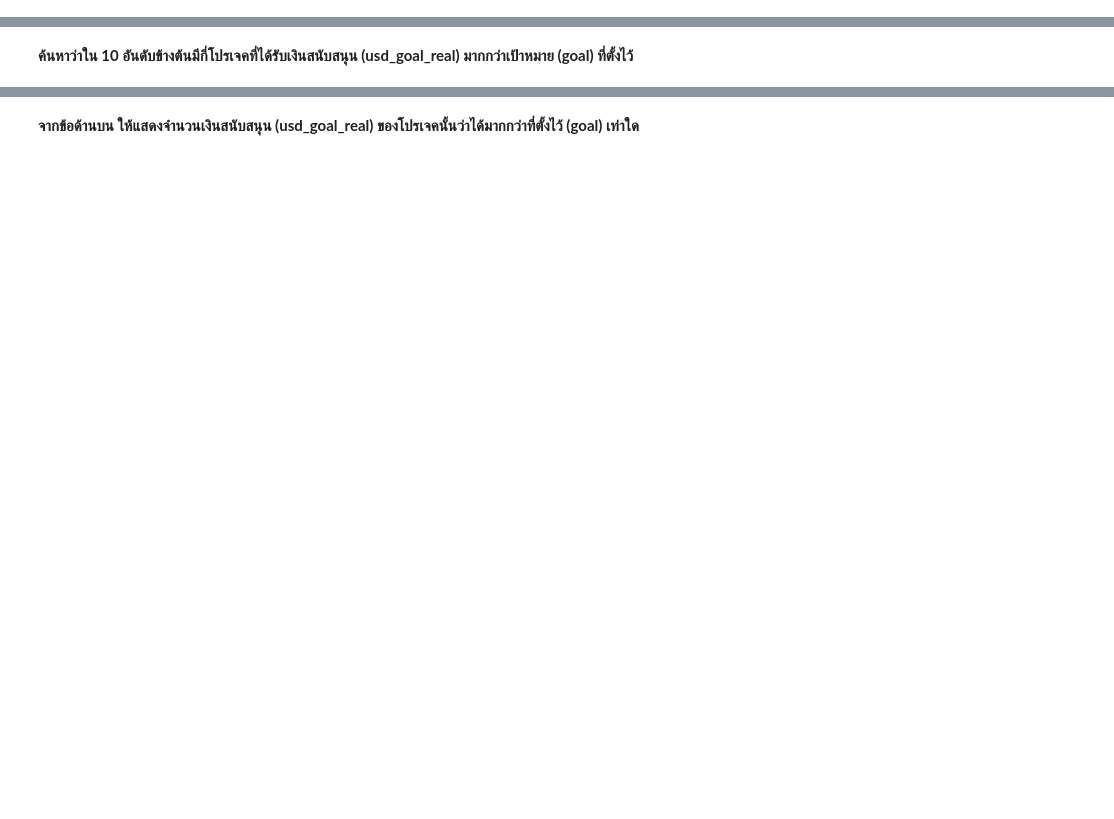
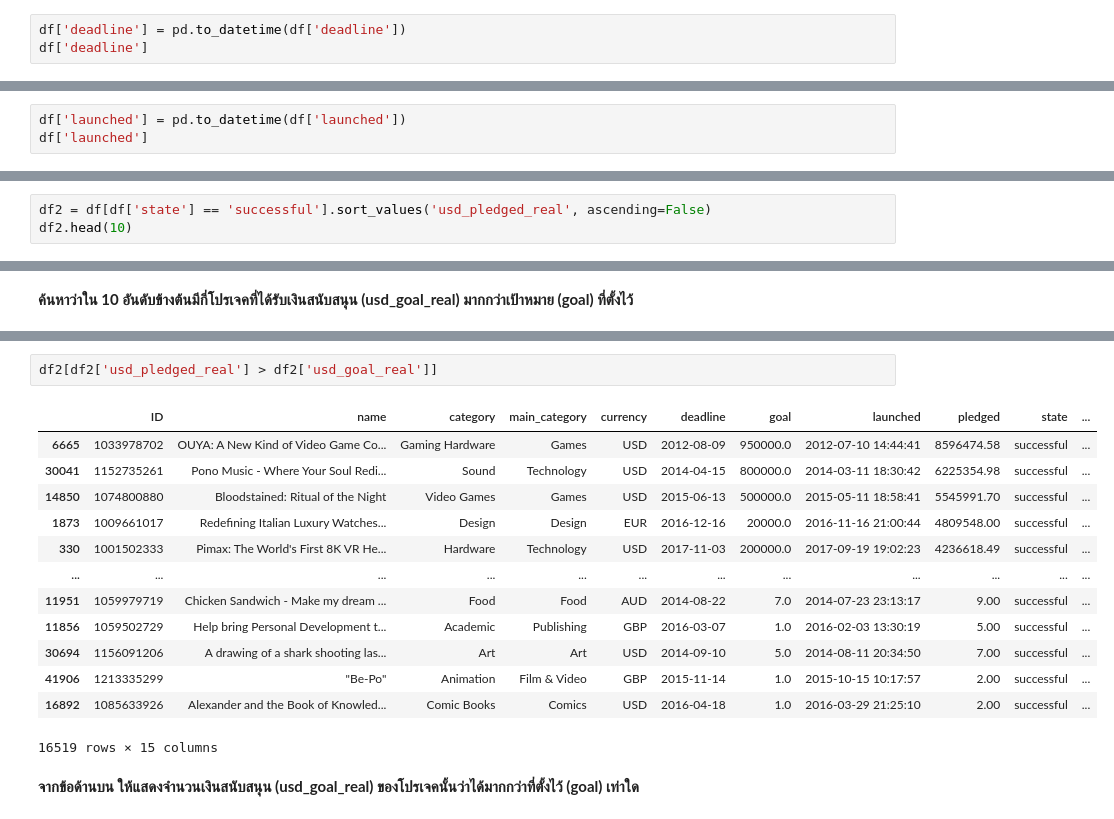
Before and after one commit to gutpdn/PythonForML, a Jupyter notebook: Pandas_Exercises.ipynb, the cells around one changed output, grey strips where cells are left out. Cells and saved outputs as stored; diff of their text form; blank space fills up the shorter version.

```diff
--- a/Pandas_Exercises.ipynb
+++ b/Pandas_Exercises.ipynb
@@ -137,0 +110,3 @@ Name: launched, Length: 378661, dtype: datetime64[ns]
+# %%
+df['deadline'] = pd.to_datetime(df['deadline'])
+df['deadline']
@@ -137,0 +126,3 @@ Name: launched, Length: 378661, dtype: datetime64[ns]
+# %%
+df['launched'] = pd.to_datetime(df['launched'])
+df['launched']
@@ -258,0 +258,3 @@ data.sort_values('col1', ascending=False)
+# %%
+df2 = df[df['state'] == 'successful'].sort_values('usd_pledged_real', ascending=False)
+df2.head(10)
@@ -264,2 +275,18 @@ data.sort_values('col1', ascending=False)
+# %%
+df2[df2['usd_pledged_real'] > df2['usd_goal_real']]
+# %% [output]
+|  | ID | name | category | main_category | currency | deadline | goal | launched | pledged | state | ... |
+| 6665 | 1033978702 | OUYA: A New Kind of Video Game Co... | Gaming Hardware | Games | USD | 2012-08-09 | 950000.0 | 2012-07-10 14:44:41 | 8596474.58 | successful | ... |
+| 30041 | 1152735261 | Pono Music - Where Your Soul Redi... | Sound | Technology | USD | 2014-04-15 | 800000.0 | 2014-03-11 18:30:42 | 6225354.98 | successful | ... |
+| 14850 | 1074800880 | Bloodstained: Ritual of the Night | Video Games | Games | USD | 2015-06-13 | 500000.0 | 2015-05-11 18:58:41 | 5545991.70 | successful | ... |
+| 1873 | 1009661017 | Redefining Italian Luxury Watches... | Design | Design | EUR | 2016-12-16 | 20000.0 | 2016-11-16 21:00:44 | 4809548.00 | successful | ... |
+| 330 | 1001502333 | Pimax: The World's First 8K VR He... | Hardware | Technology | USD | 2017-11-03 | 200000.0 | 2017-09-19 19:02:23 | 4236618.49 | successful | ... |
+| ... | ... | ... | ... | ... | ... | ... | ... | ... | ... | ... | ... |
+| 11951 | 1059979719 | Chicken Sandwich - Make my dream ... | Food | Food | AUD | 2014-08-22 | 7.0 | 2014-07-23 23:13:17 | 9.00 | successful | ... |
+| 11856 | 1059502729 | Help bring Personal Development t... | Academic | Publishing | GBP | 2016-03-07 | 1.0 | 2016-02-03 13:30:19 | 5.00 | successful | ... |
+| 30694 | 1156091206 | A drawing of a shark shooting las... | Art | Art | USD | 2014-09-10 | 5.0 | 2014-08-11 20:34:50 | 7.00 | successful | ... |
+| 41906 | 1213335299 | "Be-Po" | Animation | Film & Video | GBP | 2015-11-14 | 1.0 | 2015-10-15 10:17:57 | 2.00 | successful | ... |
+| 16892 | 1085633926 | Alexander and the Book of Knowled... | Comic Books | Comics | USD | 2016-04-18 | 1.0 | 2016-03-29 21:25:10 | 2.00 | successful | ... |
+16519 rows × 15 columns
 # %% [markdown]
 **จากข้อด้านบน ให้แสดงจำนวนเงินสนับสนุน (usd_goal_real) ของโปรเจคนั้นว่าได้มากกว่าที่ตั้งไว้ (goal) เท่าใด**
```
Also changed, not shown: parts of 24 cells of this notebook.
